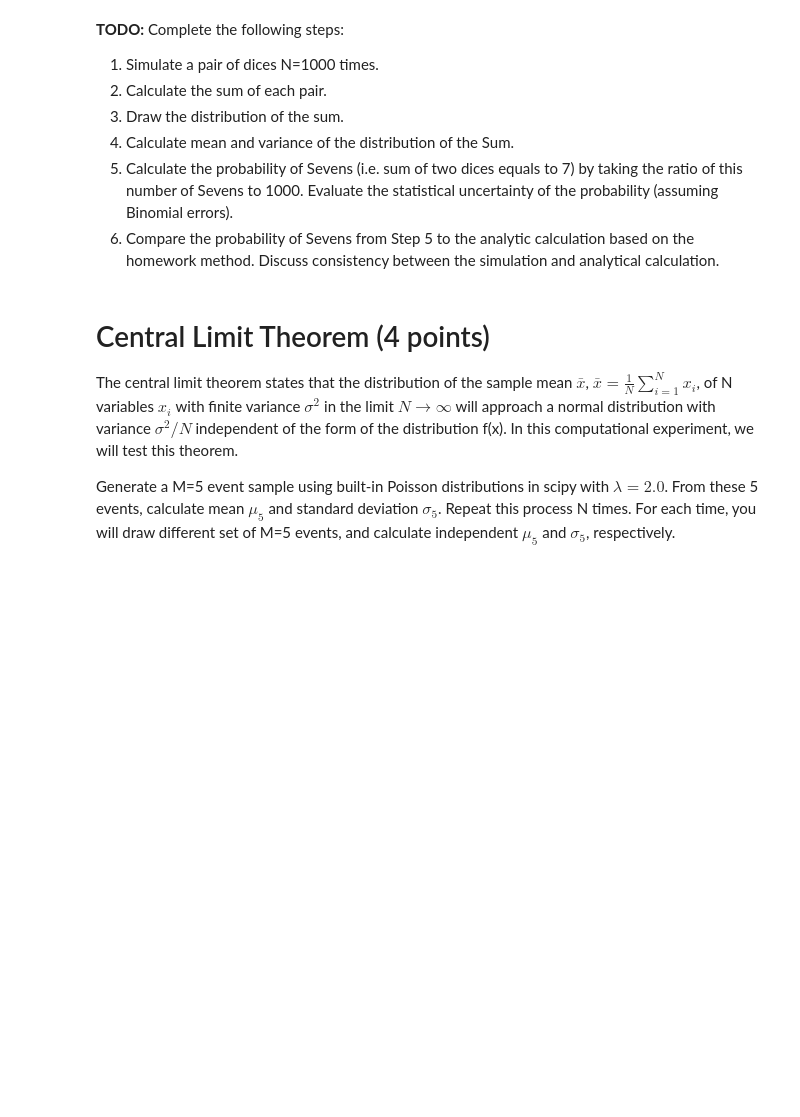
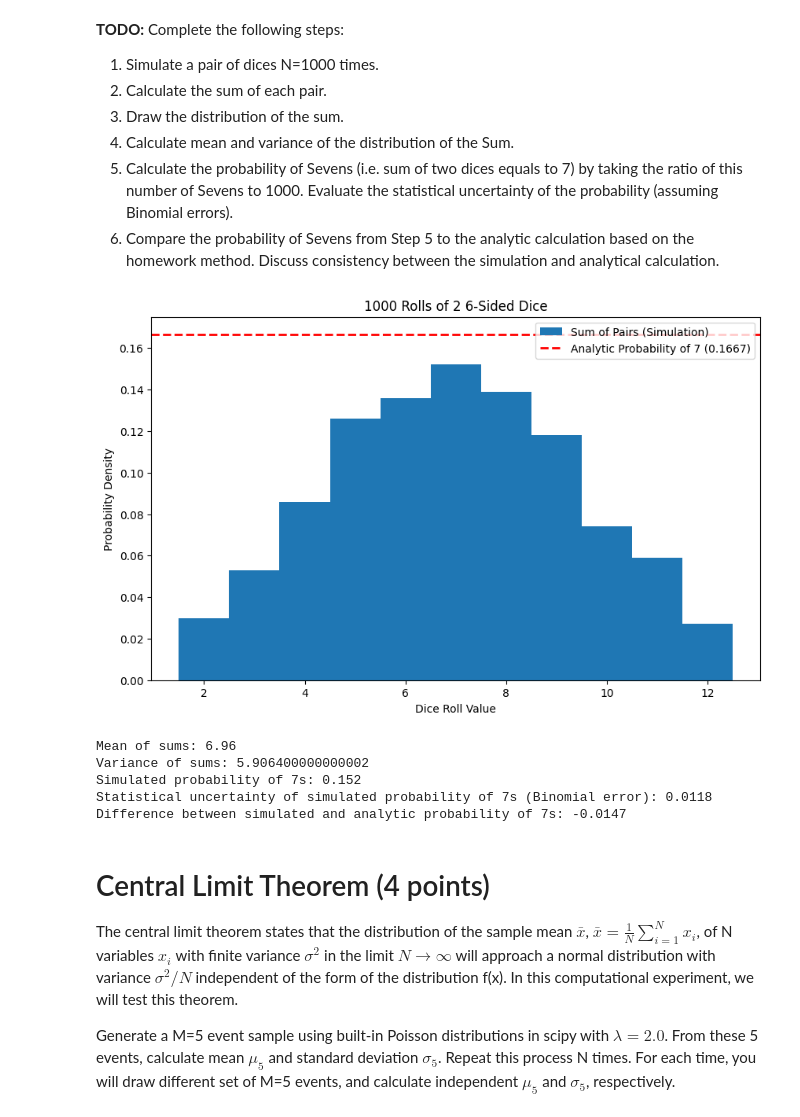
Before and after one commit to Klinjin/Au25_Phys434_Data_Analysis_Lab, a Jupyter notebook: LAB2/lab_2_AlexFeucht.ipynb, the cells around one changed output. Saved outputs shown, nothing was run; the diff lists cells and outputs as text; code cells hidden in the pictures; blank space fills up the shorter version.

```diff
--- a/LAB2/lab_2_AlexFeucht.ipynb
+++ b/LAB2/lab_2_AlexFeucht.ipynb
@@ -90,6 +157,61 @@ We can simulate a fair dice by drawing a random uniform distribution of x betwee
 # TODO: Step 5 - Calculate probability of sevens and statistical uncertainty
 
 # TODO: Step 6 - Compare with analytical calculation (1/6 probability) on a histogram plot
+# %%
+dice1 = np.random.randint(1, 7, size=(1000, 2))
+# print(len(dice1))
+
+sum1 = np.sum(dice1, axis=1)
+# print(len(sum1))
+# print(sum1[:100])
+
+# Create figure
+
+fig, ax = plt.subplots(figsize=(10, 6))
+# Plot histogram with density=True to compare with probability
+ax.hist(sum1, bins=np.arange(2, 14) - 0.5, density=True, label=f'Sum of Pairs (Simulation)')
+
+ax.set_title("1000 Rolls of 2 6-Sided Dice")
+ax.set_xlabel("Dice Roll Value")
+ax.set_ylabel("Probability Density")
+
+# Analytic Calculation for Probability of 7
+analytic_prob_7 = 1/6
+ax.axhline(analytic_prob_7, color='r', linestyle='dashed', linewidth=2, label=f'Analytic Probability of 7 ({analytic_prob_7:.4f})')
+
+ax.legend()
+
+plt.show()
+
+# Mean
+mu1 = sum(sum1)/len(sum1)
+print(f"Mean of sums: {mu1}")
+
+# Variance
+var1 = sum((sum1 - mu1)**2)/len(sum1)
+print(f"Variance of sums: {var1}")
+
+# Probability of 7s
+simulated_prob_7 = sum(sum1 == 7)/len(sum1)
+print(f"Simulated probability of 7s: {simulated_prob_7}")
+
+# Statistical Uncertainty of the probability (assuming Binomial errors)
+# For Binomial distribution, variance is n*p*(1-p)
+# Standard error of the proportion is sqrt(p*(1-p)/n)
+n_rolls = len(sum1)
+p_analytic = 1/6
+statistical_uncertainty = np.sqrt(p_analytic * (1 - p_analytic) / n_rolls)
+print(f"Statistical uncertainty of simulated probability of 7s (Binomial error): {statistical_uncertainty:.4f}")
+
+# Compare simulation with analytical calculation
+print(f"Difference between simulated and analytic probability of 7s: {simulated_prob_7 - analytic_prob_7:.4f}")
+# %% [output]
+[figure, added]
+Mean of sums: 6.96
+Variance of sums: 5.906400000000002
+Simulated probability of 7s: 0.152
+Statistical uncertainty of simulated probability of 7s (Binomial error): 0.0118
+Difference between simulated and analytic probability of 7s: -0.0147
 # %% [markdown]
 # Central Limit Theorem (4 points)
 
```
Also changed, not shown: parts of 8 cells of this notebook.
